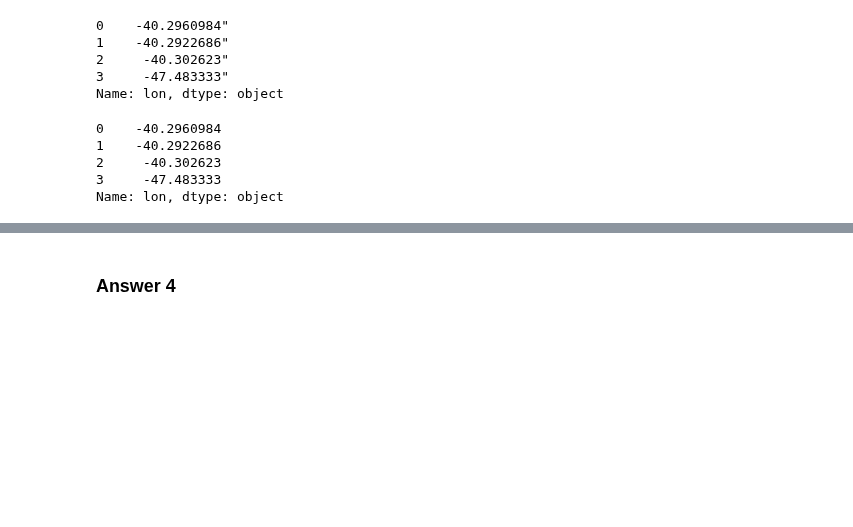
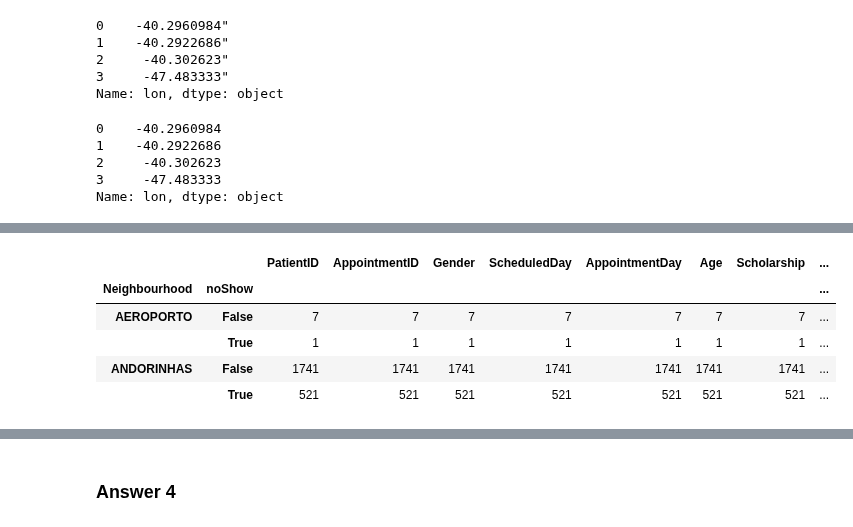
Before and after one commit to Zabamund/datasci-nano, a Jupyter notebook: inv-dataset/noshow.ipynb, the cells around one changed output, grey strips where cells are left out. Cells and saved outputs as stored; diff of their text form; code cells hidden in the pictures; blank space fills up the shorter version.

```diff
--- a/inv-dataset/noshow.ipynb
+++ b/inv-dataset/noshow.ipynb
@@ -974,0 +973,14 @@ hospitals = np.array([2,3,1,0])
+# %%
+# Get dataframe grouped by hospitals and noShow
+hosp_noShow_count = df_noshow.groupby(['Neighbourhood','noShow']).count()
+# an error in the next step prompted me to check all rows and I found that in x hospitals
+# there were not both True and False rows
+# x = [ILHAS OCEÂNICAS DE TRINDADE, PARQUE INDUSTRIAL]
+hosp_noShow_count.iloc[:4]
+# %% [output]
+|  |  | PatientID | AppointmentID | Gender | ScheduledDay | AppointmentDay | Age | Scholarship | ... |
+| Neighbourhood | noShow |  |  |  |  |  |  |  | ... |
+| AEROPORTO | False | 7 | 7 | 7 | 7 | 7 | 7 | 7 | ... |
+|  | True | 1 | 1 | 1 | 1 | 1 | 1 | 1 | ... |
+| ANDORINHAS | False | 1741 | 1741 | 1741 | 1741 | 1741 | 1741 | 1741 | ... |
+|  | True | 521 | 521 | 521 | 521 | 521 | 521 | 521 | ... |
```
Also changed, not shown: parts of 11 cells of this notebook.
